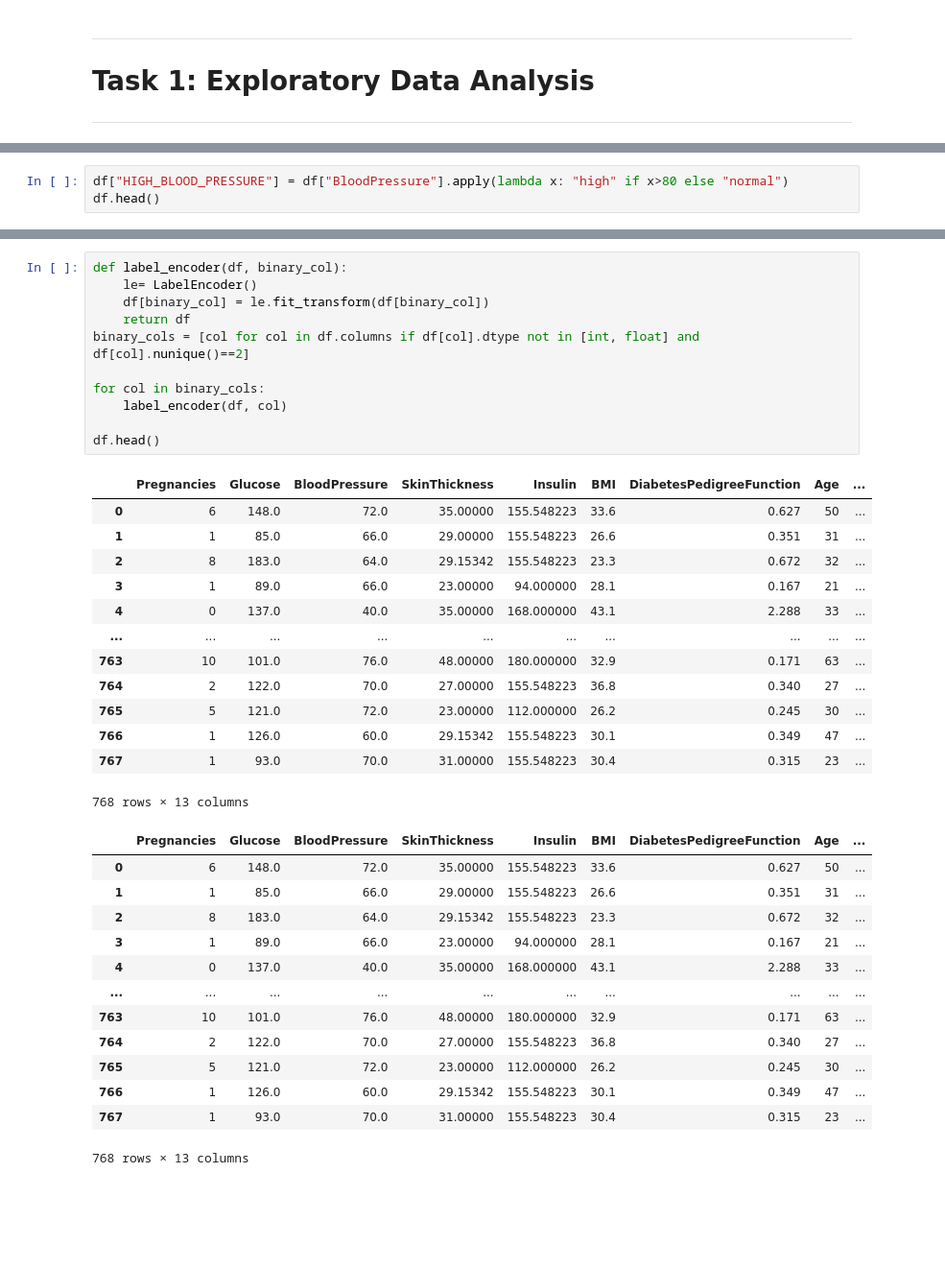
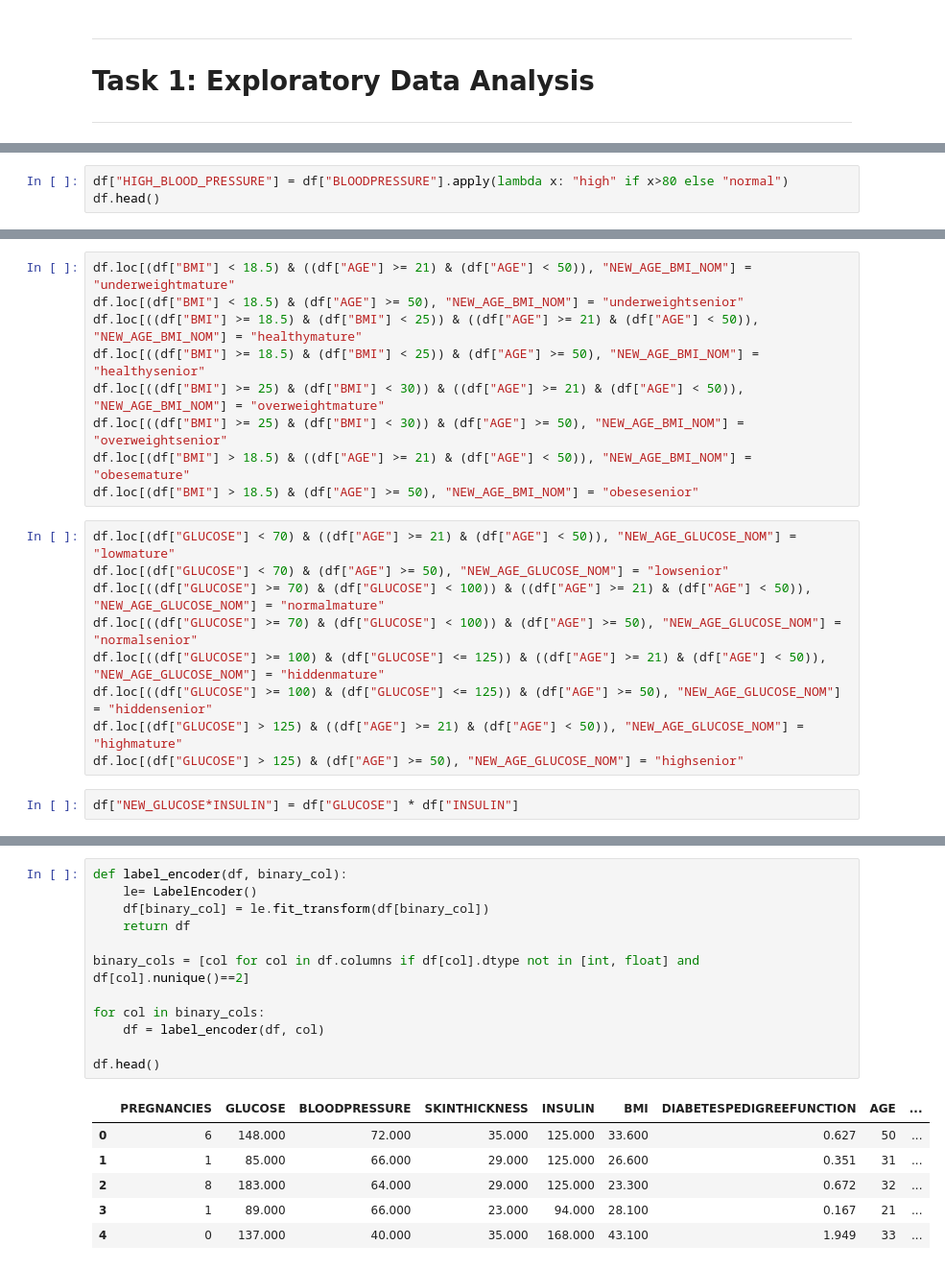
Before and after one commit to busrasurucu/Diabetes-Feature-Engineering, a Jupyter notebook: diabetes-feature-engineering.ipynb, the cells around one changed output, grey strips where cells are left out. Shown at 96% size. Saved outputs shown, nothing was run; the diff lists cells and outputs as text; blank space fills up the shorter version.

Commit message:
Kaggle Notebook | Diabetes Feature Engineering | Version 5

```diff
--- a/diabetes-feature-engineering.ipynb
+++ b/diabetes-feature-engineering.ipynb
@@ -398,4 +499,4 @@ df.head()
 # %%
-df["HIGH_BLOOD_PRESSURE"] = df["BloodPressure"].apply(lambda x: "high" if x>80 else "normal")
+df["HIGH_BLOOD_PRESSURE"] = df["BLOODPRESSURE"].apply(lambda x: "high" if x>80 else "normal")
 df.head()
 # %% [output]
@@ -407,0 +509,20 @@ df.head()
+# %%
+df.loc[(df["BMI"] < 18.5) & ((df["AGE"] >= 21) & (df["AGE"] < 50)), "NEW_AGE_BMI_NOM"] = "underweightmature"
+df.loc[(df["BMI"] < 18.5) & (df["AGE"] >= 50), "NEW_AGE_BMI_NOM"] = "underweightsenior"
+df.loc[((df["BMI"] >= 18.5) & (df["BMI"] < 25)) & ((df["AGE"] >= 21) & (df["AGE"] < 50)), "NEW_AGE_BMI_NOM"] = "healthymature"
+df.loc[((df["BMI"] >= 18.5) & (df["BMI"] < 25)) & (df["AGE"] >= 50), "NEW_AGE_BMI_NOM"] = "healthysenior"
+df.loc[((df["BMI"] >= 25) & (df["BMI"] < 30)) & ((df["AGE"] >= 21) & (df["AGE"] < 50)), "NEW_AGE_BMI_NOM"] = "overweightmature"
+df.loc[((df["BMI"] >= 25) & (df["BMI"] < 30)) & (df["AGE"] >= 50), "NEW_AGE_BMI_NOM"] = "overweightsenior"
+df.loc[(df["BMI"] > 18.5) & ((df["AGE"] >= 21) & (df["AGE"] < 50)), "NEW_AGE_BMI_NOM"] = "obesemature"
+df.loc[(df["BMI"] > 18.5) & (df["AGE"] >= 50), "NEW_AGE_BMI_NOM"] = "obesesenior"
+# %%
+df.loc[(df["GLUCOSE"] < 70) & ((df["AGE"] >= 21) & (df["AGE"] < 50)), "NEW_AGE_GLUCOSE_NOM"] = "lowmature"
+df.loc[(df["GLUCOSE"] < 70) & (df["AGE"] >= 50), "NEW_AGE_GLUCOSE_NOM"] = "lowsenior"
+df.loc[((df["GLUCOSE"] >= 70) & (df["GLUCOSE"] < 100)) & ((df["AGE"] >= 21) & (df["AGE"] < 50)), "NEW_AGE_GLUCOSE_NOM"] = "normalmature"
+df.loc[((df["GLUCOSE"] >= 70) & (df["GLUCOSE"] < 100)) & (df["AGE"] >= 50), "NEW_AGE_GLUCOSE_NOM"] = "normalsenior"
+df.loc[((df["GLUCOSE"] >= 100) & (df["GLUCOSE"] <= 125)) & ((df["AGE"] >= 21) & (df["AGE"] < 50)), "NEW_AGE_GLUCOSE_NOM"] = "hiddenmature"
+df.loc[((df["GLUCOSE"] >= 100) & (df["GLUCOSE"] <= 125)) & (df["AGE"] >= 50), "NEW_AGE_GLUCOSE_NOM"] = "hiddensenior"
+df.loc[(df["GLUCOSE"] > 125) & ((df["AGE"] >= 21) & (df["AGE"] < 50)), "NEW_AGE_GLUCOSE_NOM"] = "highmature"
+df.loc[(df["GLUCOSE"] > 125) & (df["AGE"] >= 50), "NEW_AGE_GLUCOSE_NOM"] = "highsenior"
+# %%
+df["NEW_GLUCOSE*INSULIN"] = df["GLUCOSE"] * df["INSULIN"]
@@ -408,38 +538,19 @@ df.head()
 # %%
 def label_encoder(df, binary_col):
     le= LabelEncoder()
     df[binary_col] = le.fit_transform(df[binary_col])
     return df
+
 binary_cols = [col for col in df.columns if df[col].dtype not in [int, float] and df[col].nunique()==2]
 
 for col in binary_cols:
-    label_encoder(df, col)
+    df = label_encoder(df, col)
 
 df.head()
 # %% [output]
-|  | Pregnancies | Glucose | BloodPressure | SkinThickness | Insulin | BMI | DiabetesPedigreeFunction | Age | ... |
-| 0 | 6 | 148.0 | 72.0 | 35.00000 | 155.548223 | 33.6 | 0.627 | 50 | ... |
-| 1 | 1 | 85.0 | 66.0 | 29.00000 | 155.548223 | 26.6 | 0.351 | 31 | ... |
-| 2 | 8 | 183.0 | 64.0 | 29.15342 | 155.548223 | 23.3 | 0.672 | 32 | ... |
-| 3 | 1 | 89.0 | 66.0 | 23.00000 | 94.000000 | 28.1 | 0.167 | 21 | ... |
-| 4 | 0 | 137.0 | 40.0 | 35.00000 | 168.000000 | 43.1 | 2.288 | 33 | ... |
-| ... | ... | ... | ... | ... | ... | ... | ... | ... | ... |
-| 763 | 10 | 101.0 | 76.0 | 48.00000 | 180.000000 | 32.9 | 0.171 | 63 | ... |
-| 764 | 2 | 122.0 | 70.0 | 27.00000 | 155.548223 | 36.8 | 0.340 | 27 | ... |
-| 765 | 5 | 121.0 | 72.0 | 23.00000 | 112.000000 | 26.2 | 0.245 | 30 | ... |
-| 766 | 1 | 126.0 | 60.0 | 29.15342 | 155.548223 | 30.1 | 0.349 | 47 | ... |
-| 767 | 1 | 93.0 | 70.0 | 31.00000 | 155.548223 | 30.4 | 0.315 | 23 | ... |
+|  | PREGNANCIES | GLUCOSE | BLOODPRESSURE | SKINTHICKNESS | INSULIN | BMI | DIABETESPEDIGREEFUNCTION | AGE | ... |
+| 0 | 6 | 148.000 | 72.000 | 35.000 | 125.000 | 33.600 | 0.627 | 50 | ... |
+| 1 | 1 | 85.000 | 66.000 | 29.000 | 125.000 | 26.600 | 0.351 | 31 | ... |
+| 2 | 8 | 183.000 | 64.000 | 29.000 | 125.000 | 23.300 | 0.672 | 32 | ... |
+| 3 | 1 | 89.000 | 66.000 | 23.000 | 94.000 | 28.100 | 0.167 | 21 | ... |
+| 4 | 0 | 137.000 | 40.000 | 35.000 | 168.000 | 43.100 | 1.949 | 33 | ... |
-768 rows × 13 columns
-|  | Pregnancies | Glucose | BloodPressure | SkinThickness | Insulin | BMI | DiabetesPedigreeFunction | Age | ... |
-| 0 | 6 | 148.0 | 72.0 | 35.00000 | 155.548223 | 33.6 | 0.627 | 50 | ... |
-| 1 | 1 | 85.0 | 66.0 | 29.00000 | 155.548223 | 26.6 | 0.351 | 31 | ... |
-| 2 | 8 | 183.0 | 64.0 | 29.15342 | 155.548223 | 23.3 | 0.672 | 32 | ... |
-| 3 | 1 | 89.0 | 66.0 | 23.00000 | 94.000000 | 28.1 | 0.167 | 21 | ... |
-| 4 | 0 | 137.0 | 40.0 | 35.00000 | 168.000000 | 43.1 | 2.288 | 33 | ... |
-| ... | ... | ... | ... | ... | ... | ... | ... | ... | ... |
-| 763 | 10 | 101.0 | 76.0 | 48.00000 | 180.000000 | 32.9 | 0.171 | 63 | ... |
-| 764 | 2 | 122.0 | 70.0 | 27.00000 | 155.548223 | 36.8 | 0.340 | 27 | ... |
-| 765 | 5 | 121.0 | 72.0 | 23.00000 | 112.000000 | 26.2 | 0.245 | 30 | ... |
-| 766 | 1 | 126.0 | 60.0 | 29.15342 | 155.548223 | 30.1 | 0.349 | 47 | ... |
-| 767 | 1 | 93.0 | 70.0 | 31.00000 | 155.548223 | 30.4 | 0.315 | 23 | ... |
-768 rows × 13 columns
```
Also changed, not shown: parts of 45 cells of this notebook.
